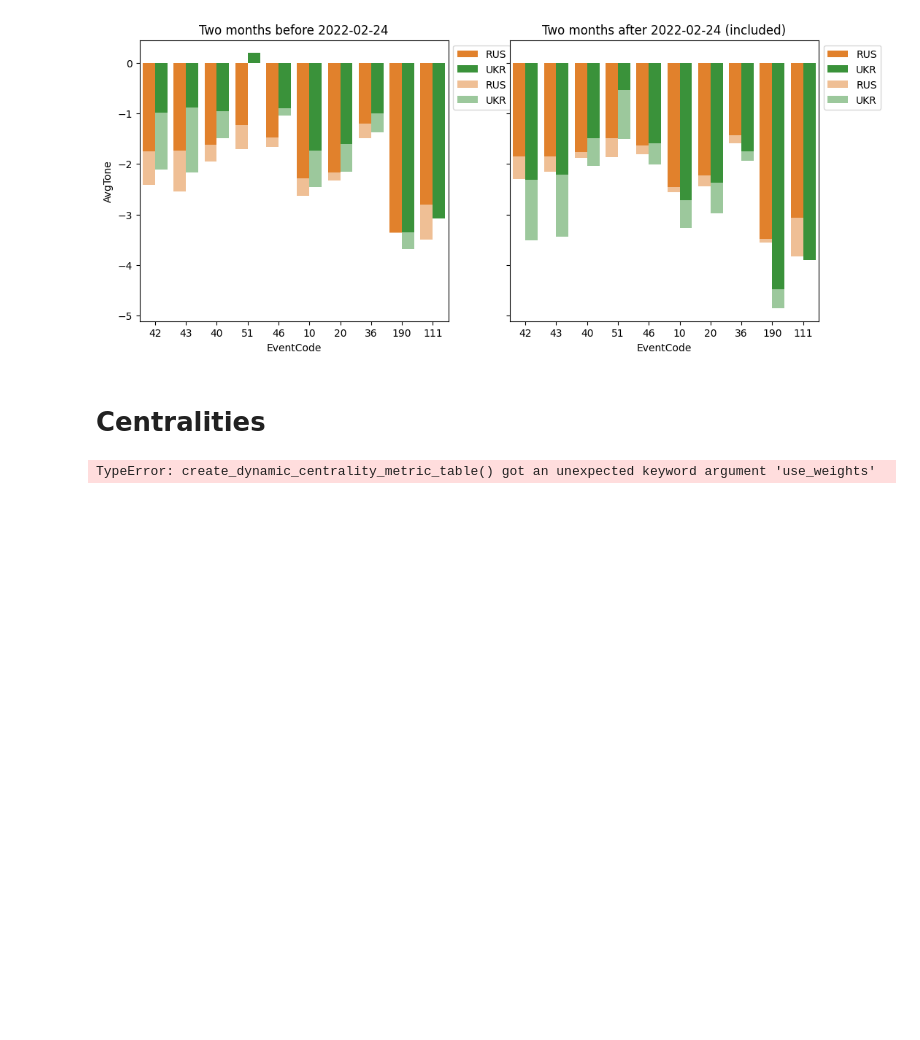
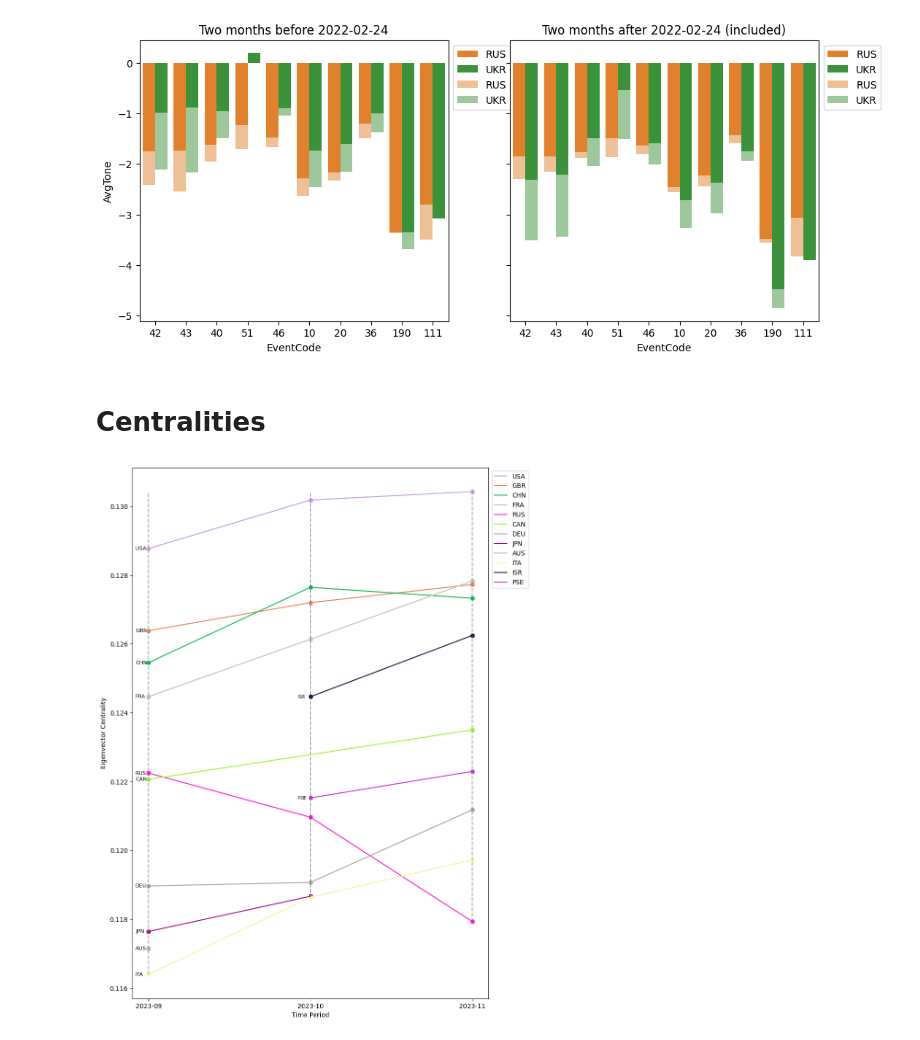
Before and after one commit to saqr98/Data-Society, a Jupyter notebook: Code/src/explore.ipynb, the cells around one changed output. Cells and saved outputs as stored; diff of their text form; code cells hidden in the pictures; blank space fills up the shorter version.

```diff
--- a/Code/src/explore.ipynb
+++ b/Code/src/explore.ipynb
@@ -412,29 +412,30 @@ and non-transparent ones correspond to data with no filtering
 import pandas as pd
 from metrics import betweenness, closeness, eigenvector
 from helper import generate_random_color
+
 import matplotlib.pyplot as plt
 
 n_type = "tone"
-edges = pd.read_csv(f'../out/edges/tone/edges_undirected_dyn_monthly.csv')
-nodes = pd.read_csv(f"../out/nodes/tone/nodes_dyn_monthly.csv")
+edges = pd.read_csv(f'../out/edges/cooccurrence/edges_undirected_dyn_monthly.csv')
+nodes = pd.read_csv(f"../out/nodes/cooccurrence/nodes_dyn_monthy.csv")
 
 # Code/out/nodes/cooccurrence/nodes_dyn_monthy.csv
 # Code/out/nodes/tone/nodes_dyn_monthly.csv
 # %%
 from analysis import *
 
-closeness_score_dynamic = create_dynamic_centrality_metric_table(
+eigenvector_score_dynamic = create_dynamic_centrality_metric_table(
     edges=edges,
     nodes=nodes,
-    metric_name="ClosenessCentrality",
-    metric_func=closeness,
-    use_weights=True
+    metric_name="EigenvectorCentrality",
+    metric_func=eigenvector,
+    use_weights=False
 )
-plot_centrality_over_time(closeness_score_dynamic,
+plot_centrality_over_time(eigenvector_score_dynamic,
                           n_top=10,
-                          plot_all=False,
+                          plot_all=True,
                           plot_superpowers_only=True,
-                          ylabel="Closeness Centrality",
+                          ylabel="Eigenvector Centrality",
                           save_path="../out/analysis/temptemp.png")
 # %% [output]
-TypeError: create_dynamic_centrality_metric_table() got an unexpected keyword argument 'use_weights'
+[figure, added]
```
